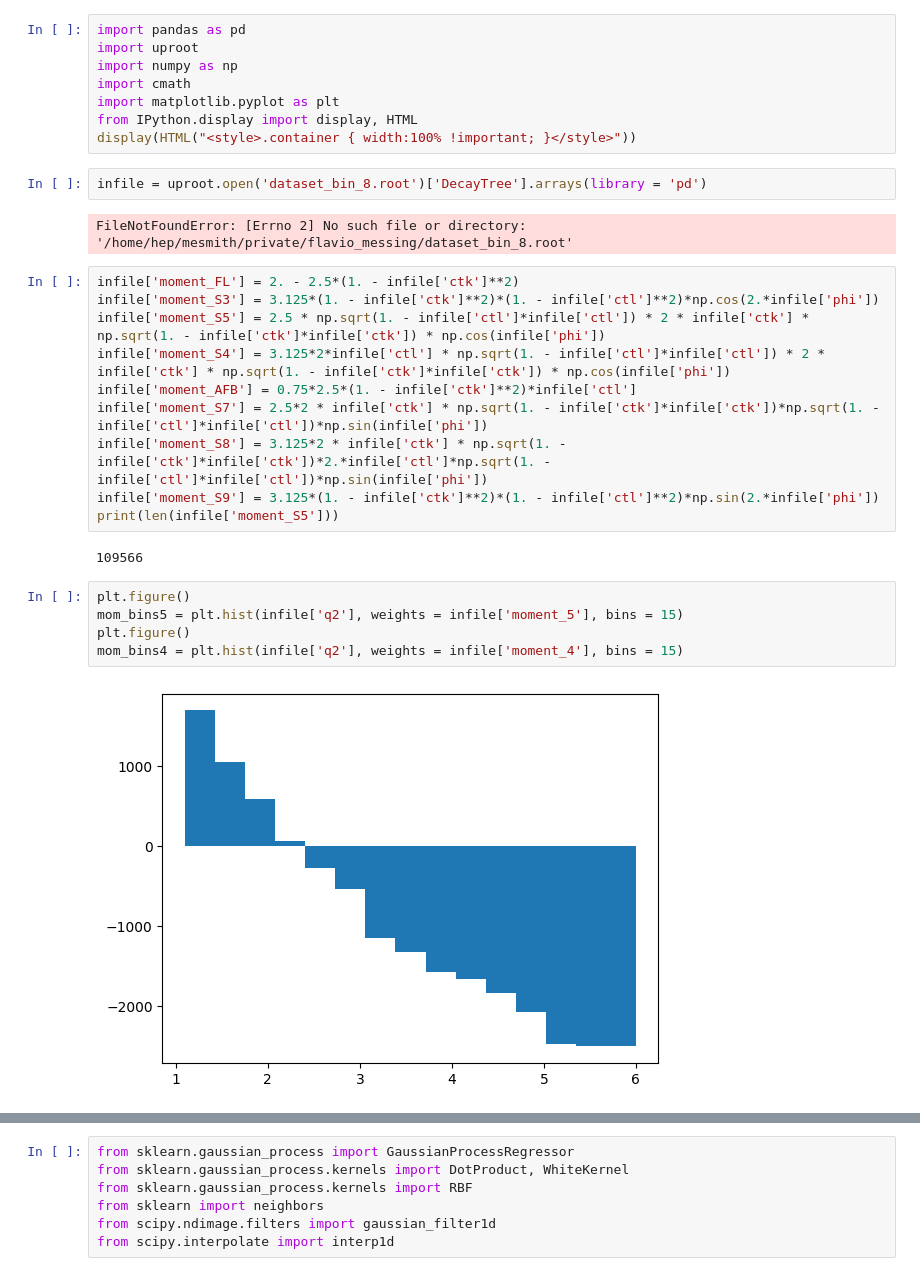
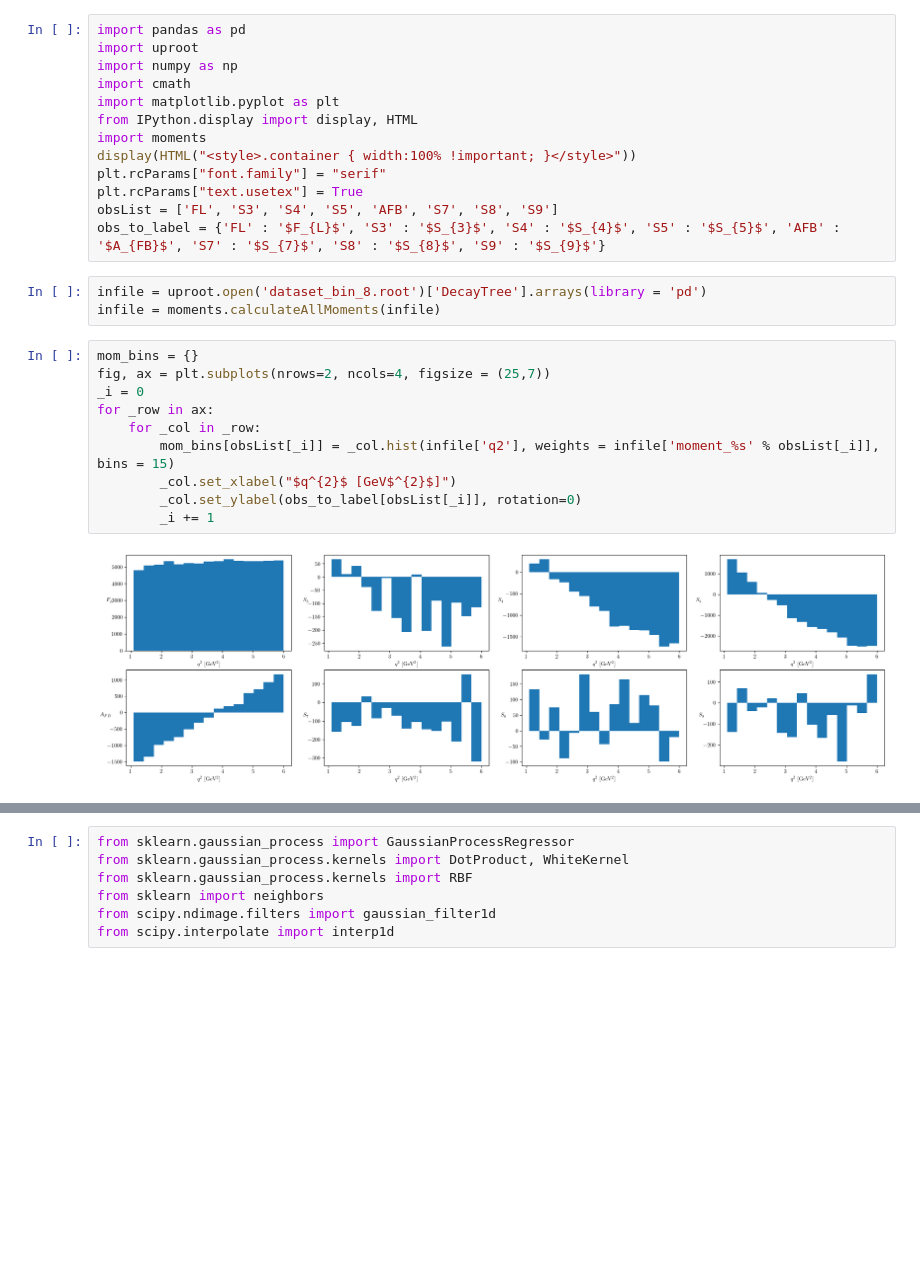
Before and after one commit to mesmith75/unbinned_kstmumu, a Jupyter notebook: calculate_unbinned_moments.ipynb, the cells around one changed output, grey strips where cells are left out. Drawn from its saved outputs; the diff is of its cells as text; blank space fills up the shorter version.

```diff
--- a/calculate_unbinned_moments.ipynb
+++ b/calculate_unbinned_moments.ipynb
@@ -5,27 +5,24 @@ import numpy as np
 import cmath
 import matplotlib.pyplot as plt
 from IPython.display import display, HTML
+import moments
 display(HTML("<style>.container { width:100% !important; }</style>"))
+plt.rcParams["font.family"] = "serif"
+plt.rcParams["text.usetex"] = True
+obsList = ['FL', 'S3', 'S4', 'S5', 'AFB', 'S7', 'S8', 'S9']
+obs_to_label = {'FL' : '$F_{L}$', 'S3' : '$S_{3}$', 'S4' : '$S_{4}$', 'S5' : '$S_{5}$', 'AFB' : '$A_{FB}$', 'S7' : '$S_{7}$', 'S8' : '$S_{8}$', 'S9' : '$S_{9}$'}
 # %%
 infile = uproot.open('dataset_bin_8.root')['DecayTree'].arrays(library = 'pd')
+infile = moments.calculateAllMoments(infile)
-# %% [output]
-FileNotFoundError: [Errno 2] No such file or directory: '/home/hep/mesmith/private/flavio_messing/dataset_bin_8.root'
-# %%
-infile['moment_FL'] = 2. - 2.5*(1. - infile['ctk']**2)
-infile['moment_S3'] = 3.125*(1. - infile['ctk']**2)*(1. - infile['ctl']**2)*np.cos(2.*infile['phi'])
-infile['moment_S5'] = 2.5 * np.sqrt(1. - infile['ctl']*infile['ctl']) * 2 * infile['ctk'] * np.sqrt(1. - infile['ctk']*infile['ctk']) * np.cos(infile['phi'])
-infile['moment_S4'] = 3.125*2*infile['ctl'] * np.sqrt(1. - infile['ctl']*infile['ctl']) * 2 * infile['ctk'] * np.sqrt(1. - infile['ctk']*infile['ctk']) * np.cos(infile['phi'])
-infile['moment_AFB'] = 0.75*2.5*(1. - infile['ctk']**2)*infile['ctl']
-infile['moment_S7'] = 2.5*2 * infile['ctk'] * np.sqrt(1. - infile['ctk']*infile['ctk'])*np.sqrt(1. - infile['ctl']*infile['ctl'])*np.sin(infile['phi'])
-infile['moment_S8'] = 3.125*2 * infile['ctk'] * np.sqrt(1. - infile['ctk']*infile['ctk'])*2.*infile['ctl']*np.sqrt(1. - infile['ctl']*infile['ctl'])*np.sin(infile['phi'])
-infile['moment_S9'] = 3.125*(1. - infile['ctk']**2)*(1. - infile['ctl']**2)*np.sin(2.*infile['phi'])
-print(len(infile['moment_S5']))
-# %% [output]
-109566
 # %%
-plt.figure()
-mom_bins5 = plt.hist(infile['q2'], weights = infile['moment_5'], bins = 15)
-plt.figure()
-mom_bins4 = plt.hist(infile['q2'], weights = infile['moment_4'], bins = 15)
+mom_bins = {}
+fig, ax = plt.subplots(nrows=2, ncols=4, figsize = (25,7))
+_i = 0
+for _row in ax:
+    for _col in _row:
+        mom_bins[obsList[_i]] = _col.hist(infile['q2'], weights = infile['moment_%s' % obsList[_i]], bins = 15)
+        _col.set_xlabel("$q^{2}$ [GeV$^{2}$]")
+        _col.set_ylabel(obs_to_label[obsList[_i]], rotation=0)
+        _i += 1
 # %% [output]
-[figure, old version]
+[figure, new version]
```
Also changed, not shown: parts of 31 cells of this notebook.
